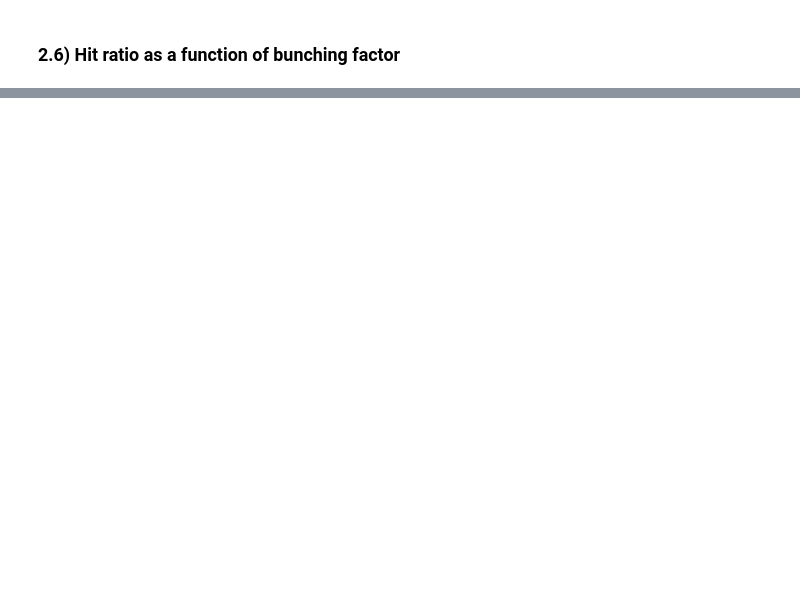
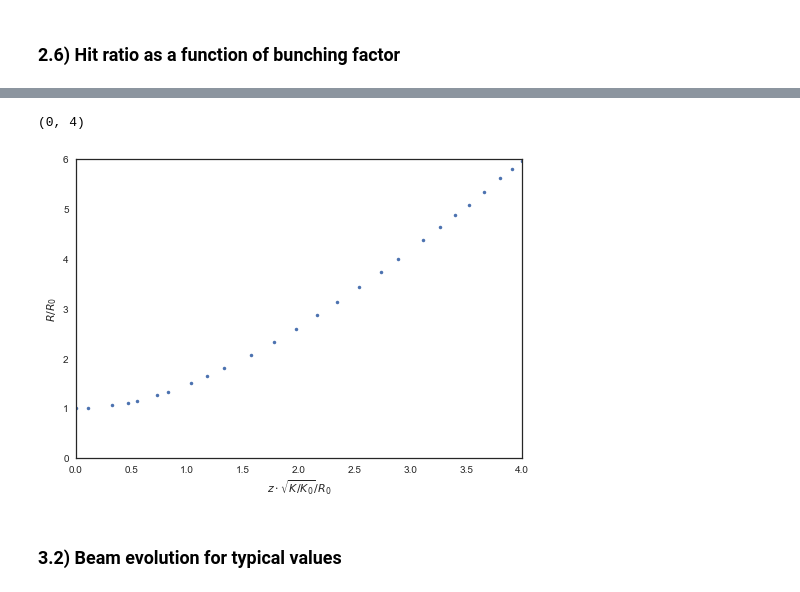
Before and after one commit to mhantke/github_notebooks, a Jupyter notebook: MS_injector/MS_flux.ipynb, the cells around one changed output, grey strips where cells are left out. Saved outputs shown, nothing was run; the diff lists cells and outputs as text; code cells hidden in the pictures; blank space fills up the shorter version.

```diff
--- a/MS_injector/MS_flux.ipynb
+++ b/MS_injector/MS_flux.ipynb
@@ -275,0 +289,16 @@ sns.despine()
+# %%
+z_norm = loadtxt("hamann2011_ode_solution.txt")[:,0]
+R_norm = loadtxt("hamann2011_ode_solution.txt")[:,1]
+z_norm_arr = linspace(0, 4, 1000)
+R_sc = lambda K, K0, R0: R0 * interp(z_norm_arr, z_norm, R_norm)
+z_sc = lambda K, K0, R0: z_norm_arr / (sqrt(K/K0)/R0)
+plot(z_norm, R_norm, ".")
+ylabel("$R/R_0$")
+xlabel("$z\cdot\sqrt{K/K_0}/R_0$")
+ylim(0, 6)
+xlim(0, 4)
+# %% [output]
+(0, 4)
+[figure, added]
+# %% [markdown]
+### 3.2) Beam evolution for typical values
```
Also changed, not shown: parts of 10 cells of this notebook.
